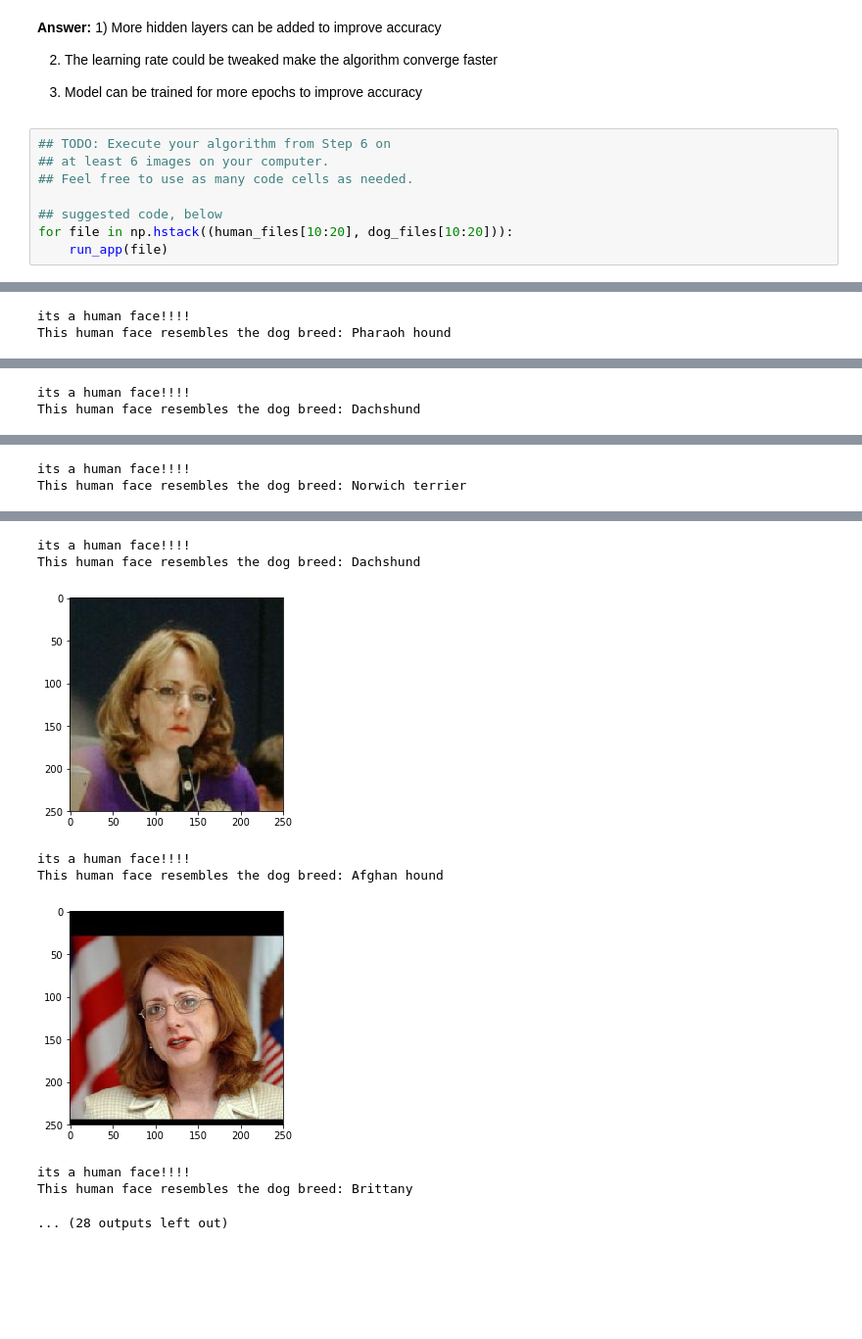
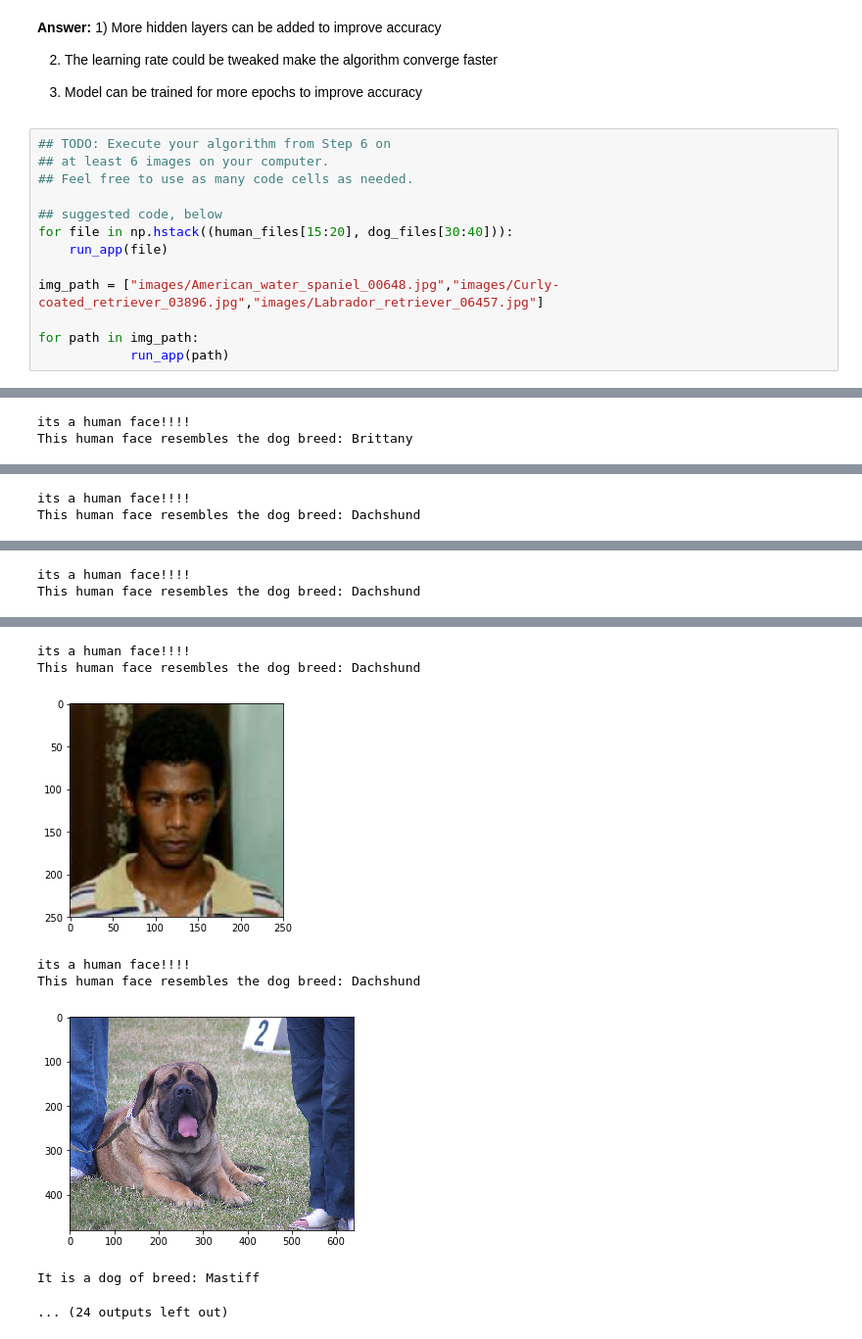
Before and after one commit to pritikashenoy/Udacity-DeepLearningND, a Jupyter notebook: project-dog-classification/dog_app.ipynb, the cells around one changed output, grey strips where cells are left out. Shown at 98% size. Drawn from its saved outputs; the diff is of its cells as text; blank space fills up the shorter version.

Commit message:
dog breed classifier

```diff
--- a/project-dog-classification/dog_app.ipynb
+++ b/project-dog-classification/dog_app.ipynb
@@ -906,6 +906,11 @@ __Answer:__ 1) More hidden layers can be added to improve accuracy
 ## Feel free to use as many code cells as needed.
 
 ## suggested code, below
-for file in np.hstack((human_files[10:20], dog_files[10:20])):
+for file in np.hstack((human_files[15:20], dog_files[30:40])):
     run_app(file)
+
+img_path = ["images/American_water_spaniel_00648.jpg","images/Curly-coated_retriever_03896.jpg","images/Labrador_retriever_06457.jpg"]
+
+for path in img_path:
+            run_app(path)
 # %% [output]
@@ -913,2 +918,2 @@ for file in np.hstack((human_files[10:20], dog_files[10:20])):
 its a human face!!!!
-This human face resembles the dog breed: Pharaoh hound
+This human face resembles the dog breed: Brittany
@@ -919,2 +924,2 @@ This human face resembles the dog breed: Dachshund
 its a human face!!!!
-This human face resembles the dog breed: Norwich terrier
+This human face resembles the dog breed: Dachshund
@@ -922,9 +927,8 @@ This human face resembles the dog breed: Norwich terrier
 its a human face!!!!
 This human face resembles the dog breed: Dachshund
-[figure, old version]
+[figure, new version]
 its a human face!!!!
-This human face resembles the dog breed: Afghan hound
+This human face resembles the dog breed: Dachshund
-[figure, old version]
+[figure, new version]
-its a human face!!!!
-This human face resembles the dog breed: Brittany
+It is a dog of breed: Mastiff
-... (28 outputs left out)
+... (24 outputs left out)
```
Also changed, not shown: parts of 1 cell of this notebook, 1 other file.
